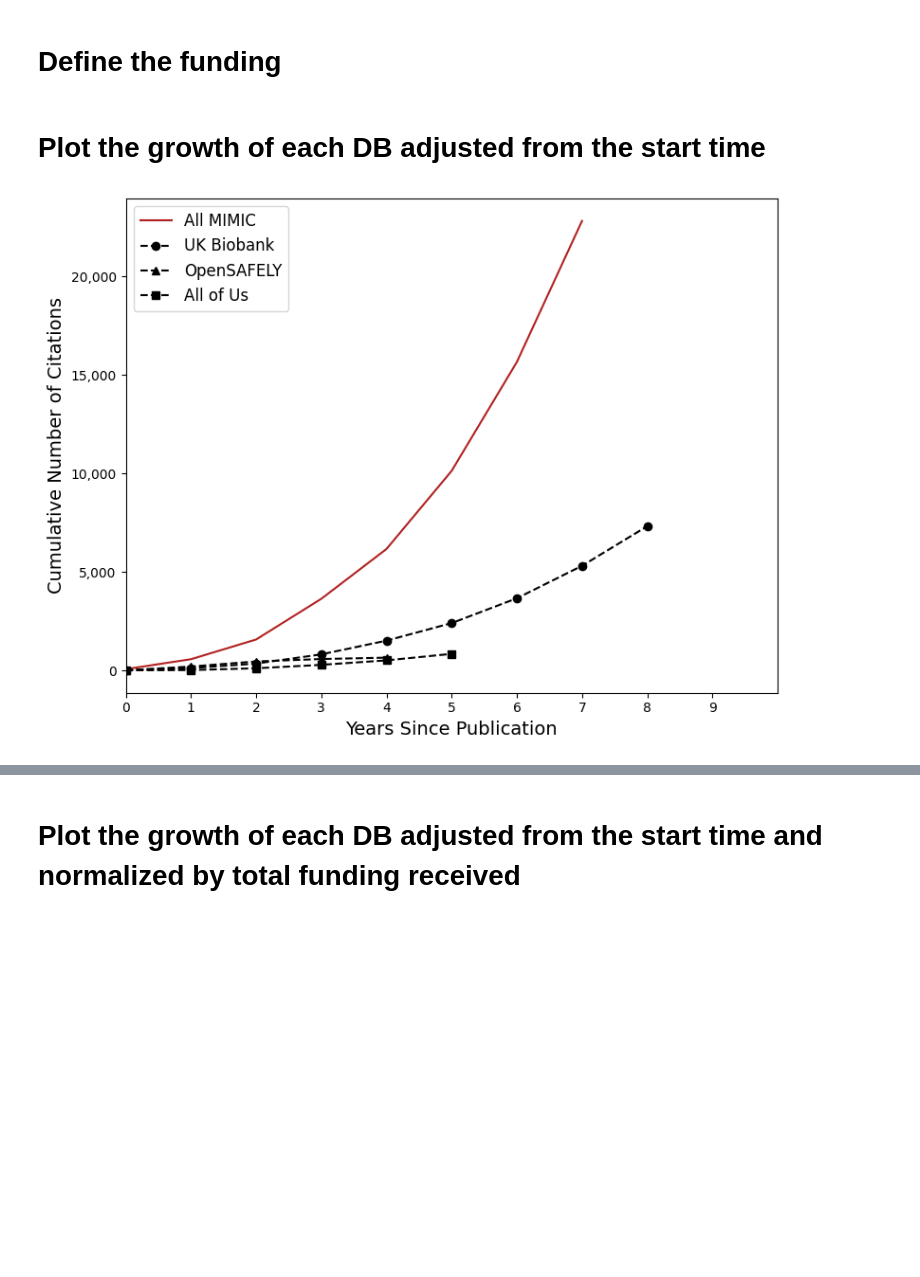
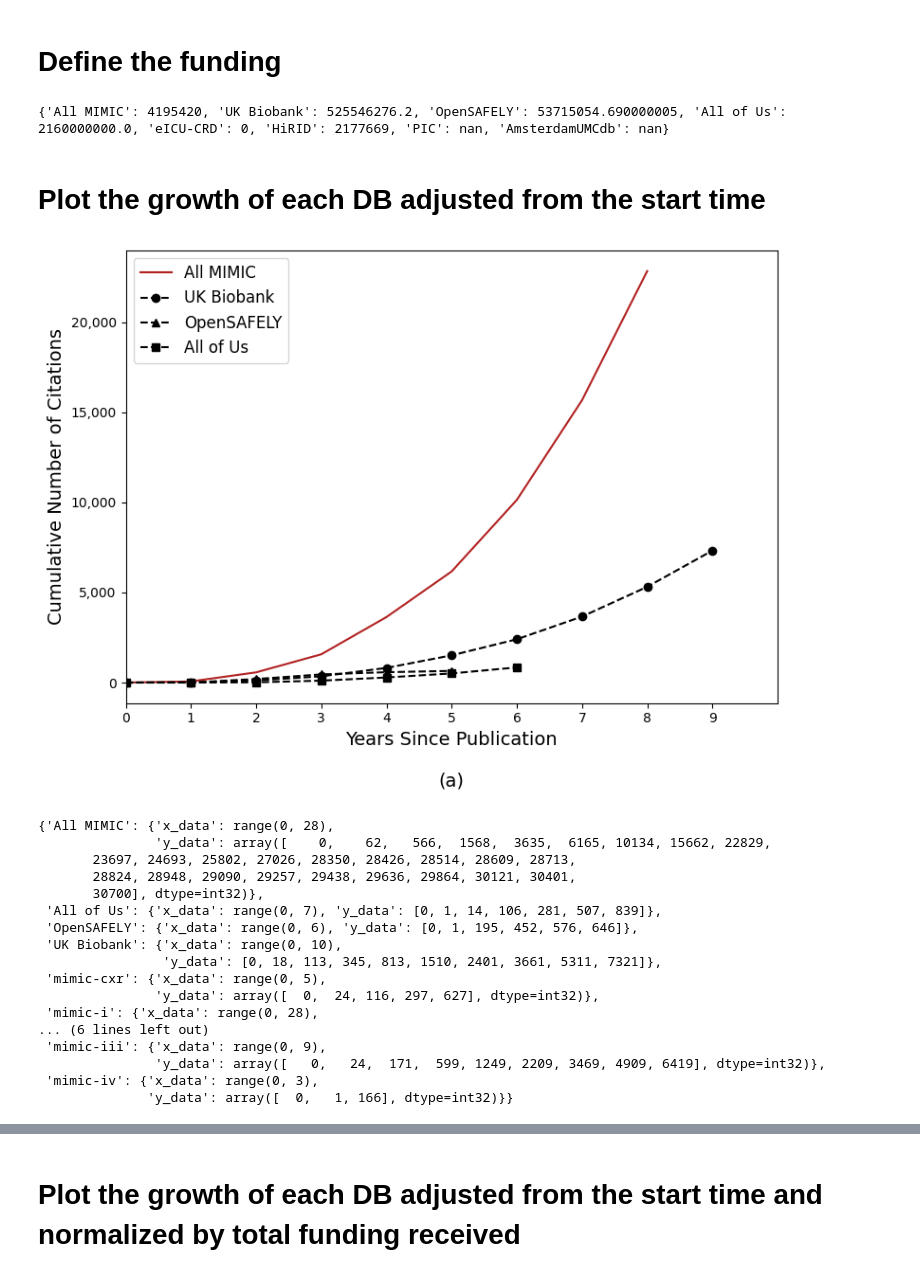
Before and after one commit to Lucas-Mc/power-of-data-communities, a Jupyter notebook: extract-citations___publication-final.ipynb, the cells around one changed output, grey strips where cells are left out. Drawn from its saved outputs; the diff is of its cells as text; code cells hidden in the pictures; blank space fills up the shorter version.

```diff
--- a/extract-citations___publication-final.ipynb
+++ b/extract-citations___publication-final.ipynb
@@ -327,7 +328,28 @@ total_funding = {
     # MIMIC-III: 10.1038/sdata.2016.35
     # MIMIC-IV: 10.1038/s41597-022-01899-x
     # MIMIC-CXR: 10.1038/s41597-019-0322-0
-    'All MIMIC': 8253202,
+    # NIH Reporter: Critical Care Informatics
+    # Year | NIBIB  | NIGMS  | OD
+    # 2014 | 458841 | 200000 | 0
+    # 2015 | 430704 | 200000 | 0
+    # 2016 | 433117 | 200000 | 0
+    # 2017 | 415565 | 200000 | 0
+    # 2018 | 385045 | 0      | 0
+    # 2019 | 377810 | 0      | 0
+    # 2020 | 0      | 0      | 97102
+    # 2021 | 399755 | 0      | 0
+    # 2022 | 0      | 0      | 0
+    # 2023 | 397481 | 0      | 0
+    'All MIMIC': 458841 + 200000 + 0     + \
+                 430704 + 200000 + 0     + \
+                 433117 + 200000 + 0     + \
+                 415565 + 200000 + 0     + \
+                 385045 + 0      + 0     + \
+                 377810 + 0      + 0     + \
+                 0      + 0      + 97102 + \
+                 399755 + 0      + 0     + \
+                 0      + 0      + 0     + \
+                 397481 + 0      + 0,
     # https://www.ukbiobank.ac.uk/media/wgsfd0qg/uk-biobank-funding-details-summary.pdf
     # Total = 413.8 million GBP = 525,546,276.20 USD (June 9, 2024 conversion rate)
     'UK Biobank': 525546276.20,
@@ -344,11 +366,14 @@ total_funding = {
     'PIC': np.nan,
     'AmsterdamUMCdb': np.nan,
 }
+print(total_funding)
+# %% [output]
+{'All MIMIC': 4195420, 'UK Biobank': 525546276.2, 'OpenSAFELY': 53715054.690000005, 'All of Us': 2160000000.0, 'eICU-CRD': 0, 'HiRID': 2177669, 'PIC': nan, 'AmsterdamUMCdb': nan}
 # %% [markdown]
 # Plot the growth of each DB adjusted from the start time
 # %%
 max_year = 2023
-max_mimic = 8
+max_mimic = 9
 ALL_MIMIC = True
 current_db = google_scholar_mimic_pubs.copy()
 fig_title = 'All MIMIC'
@@ -375,12 +400,12 @@ for i,db in enumerate(db_order):
         if v != 0:
             start_year = int(y)
             break
-    y_data = [v for y,v in current_db[db].items() if ((int(y) >= start_year) and (int(y) <= max_year))]
+    y_data = [0, *[v for y,v in current_db[db].items() if ((int(y) >= start_year) and (int(y) <= max_year))]]
     y_data = np.cumsum(y_data)
+    x_data = range(len(y_data))
     if ALL_MIMIC:
         all_y_data.append(y_data)
     else:
-        x_data = range(len(y_data))
         plt.plot(x_data, y_data, color=colors[i], label=db.upper())
     all_data_output[db] = {
         'x_data': x_data,
@@ -388,42 +413,61 @@ for i,db in enumerate(db_order):
     }
 if ALL_MIMIC:
     max_len = max([len(a) for a in all_y_data])
-    all_x_data = range(max_len)
     all_y_data = np.cumsum(np.sum([np.pad(a, (0, max_len-len(a)), 'constant') for a in all_y_data], axis=0))
+    all_x_data = range(len(all_y_data))
     plt.plot(all_x_data[:max_mimic], all_y_data[:max_mimic], color=colors[i], label=fig_title)
     all_data_output['All MIMIC'] = {
         'x_data': all_x_data,
         'y_data': all_y_data
     }
 
 closed_markers = ['o', '^', 's']
 for i,closed_dataset in enumerate(closed_datasets.items()):
     start_year = int(list(closed_dataset[1].keys())[0])
     y_data = [v for y,v in closed_dataset[1].items() if ((int(y) >= start_year) and (int(y) <= max_year))]
-    y_data = np.cumsum(y_data)
+    y_data = [0, *np.cumsum(y_data)]
     x_data = range(len(y_data))
     plt.plot(x_data[:xlim_max+1], y_data[:xlim_max+1], color='k', linestyle='--', marker=closed_markers[i], label=closed_dataset[0])
     all_data_output[closed_dataset[0]] = {
         'x_data': x_data,
         'y_data': y_data
     }
 
-plt.xlabel('Years Since Publication', fontsize=14)
+plt.xlabel('Years Since Publication\n\n(a)', fontsize=14)
 plt.ylabel('Cumulative Number of Citations', fontsize=14)
 handles, labels = plt.gca().get_legend_handles_labels()
 order = np.arange(0,len(labels))
 legend = plt.legend([handles[i] for i in order], [labels[i] for i in order], loc='upper left', fontsize=12)
 # legend.get_frame().set_alpha(1)
 # plt.grid(zorder=-1, axis='y')
 plt.xlim([0,xlim_max])
 ax = plt.gca()
 ax.yaxis.set_major_formatter(ticker.StrMethodFormatter('{x:,.0f}'))
 ax.set_xticks(range(xlim_max))
 plt.tight_layout()
 ms = 'MIMIC-together' if ALL_MIMIC else 'MIMIC-apart'
 plt.savefig(os.path.join(SEARCH_RESULT_FOLDER, f'growth-line___{ms}_all-time_all-closed.png'))
 plt.show()
+
+pprint.pprint(all_data_output)
 # %% [output]
-[figure, old version]
+[figure, new version]
+{'All MIMIC': {'x_data': range(0, 28),
+               'y_data': array([    0,    62,   566,  1568,  3635,  6165, 10134, 15662, 22829,
+       23697, 24693, 25802, 27026, 28350, 28426, 28514, 28609, 28713,
+       28824, 28948, 29090, 29257, 29438, 29636, 29864, 30121, 30401,
+       30700], dtype=int32)},
+ 'All of Us': {'x_data': range(0, 7), 'y_data': [0, 1, 14, 106, 281, 507, 839]},
+ 'OpenSAFELY': {'x_data': range(0, 6), 'y_data': [0, 1, 195, 452, 576, 646]},
+ 'UK Biobank': {'x_data': range(0, 10),
+                'y_data': [0, 18, 113, 345, 813, 1510, 2401, 3661, 5311, 7321]},
+ 'mimic-cxr': {'x_data': range(0, 5),
+               'y_data': array([  0,  24, 116, 297, 627], dtype=int32)},
+ 'mimic-i': {'x_data': range(0, 28),
+... (6 lines left out)
+ 'mimic-iii': {'x_data': range(0, 9),
+               'y_data': array([   0,   24,  171,  599, 1249, 2209, 3469, 4909, 6419], dtype=int32)},
+ 'mimic-iv': {'x_data': range(0, 3),
+              'y_data': array([  0,   1, 166], dtype=int32)}}
 # %%
 x_min = 1
```
Also changed, not shown: parts of 7 cells of this notebook, 9 other files.
